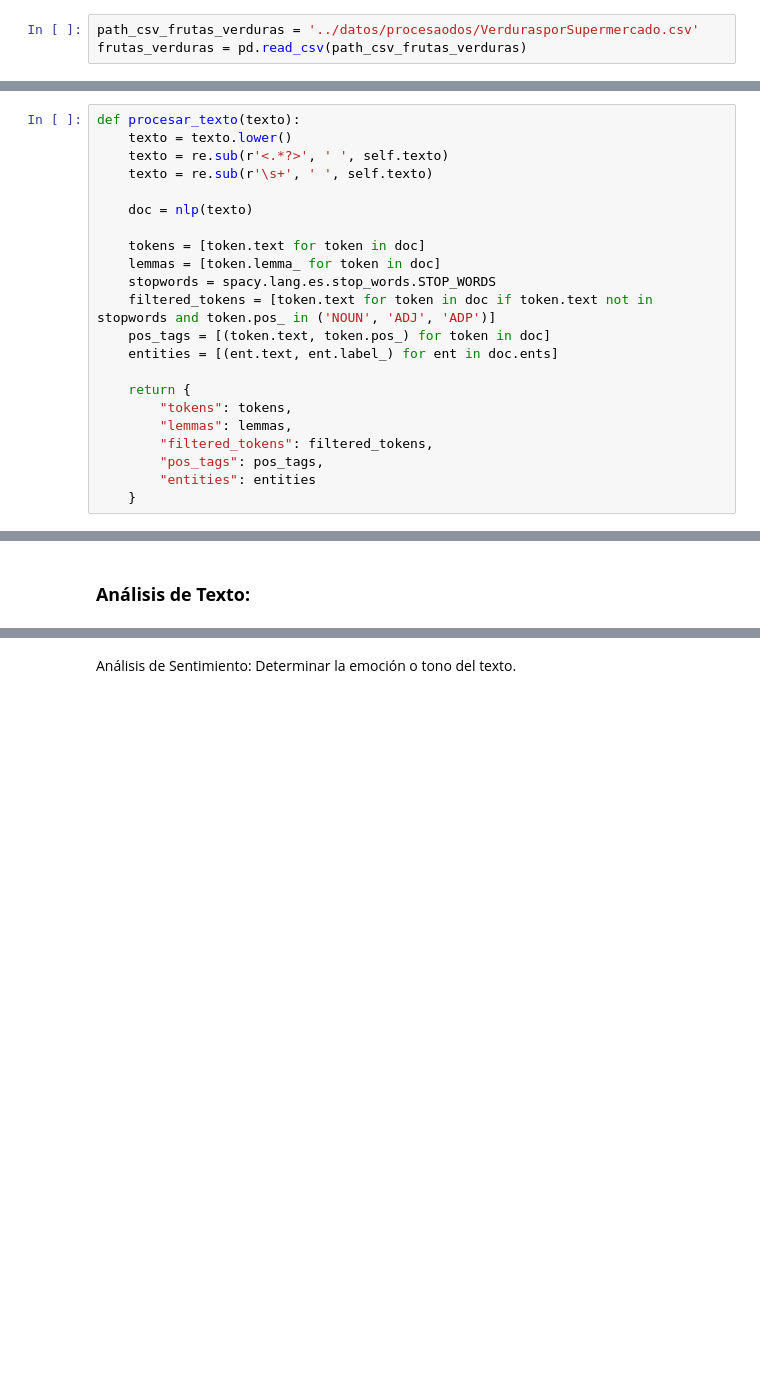
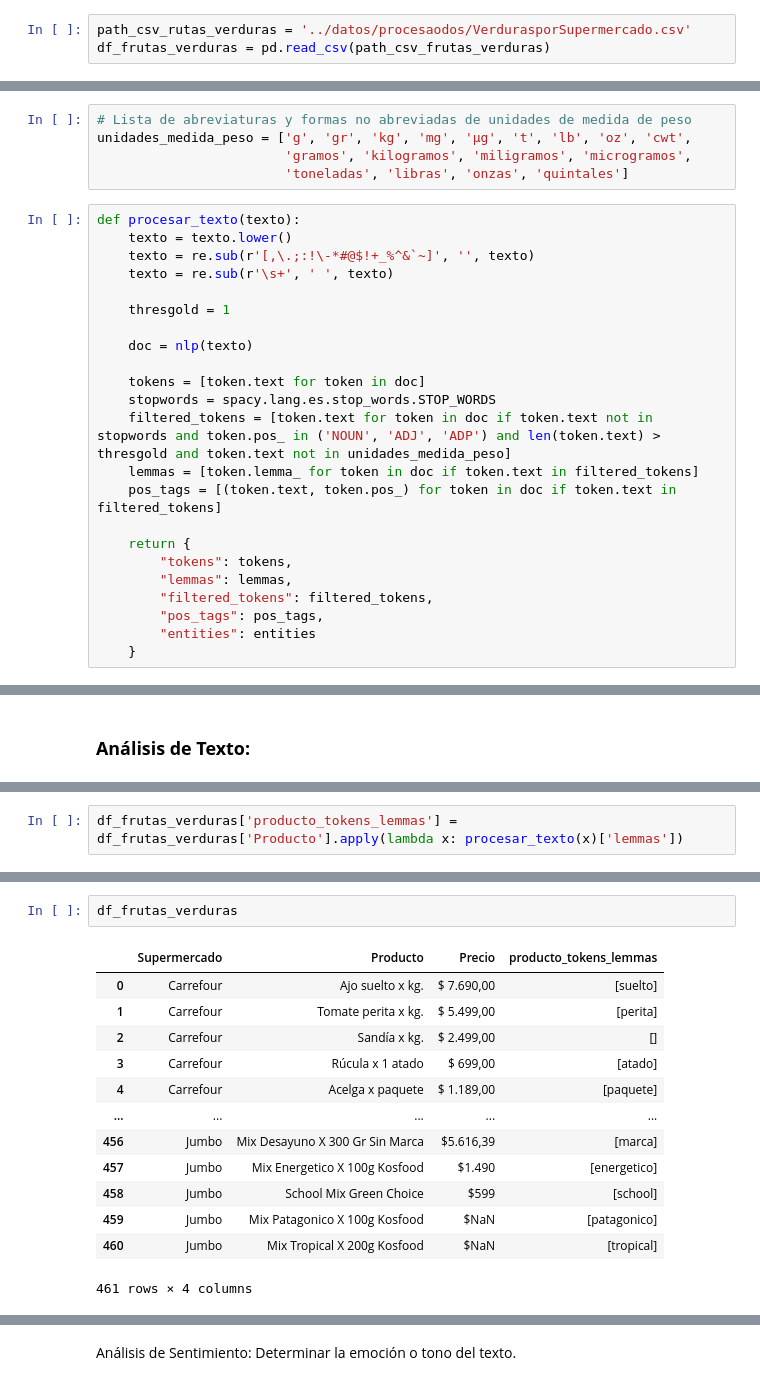
Before and after one commit to Francisco-B07/2024_asistente_compras, a Jupyter notebook: notebooks y scripts/3_b_modelado_proc_habla.ipynb, the cells around one changed output, grey strips where cells are left out. Cells and saved outputs as stored; diff of their text form; blank space fills up the shorter version.

Commit message:
Se llega al al 70% de  de la etapa: proc-habla -> sub-etapa: analisis de texto

```diff
--- a/notebooks y scripts/3_b_modelado_proc_habla.ipynb
+++ b/notebooks y scripts/3_b_modelado_proc_habla.ipynb
@@ -100,6 +136,6 @@ columns_consultas_df = ['id_consulta', 'id_cliente', 'formato_consulta', 'transc
 # %%
 consultas_df = pd.DataFrame(columns=columns_consultas_df)
 # %%
-path_csv_frutas_verduras = '../datos/procesaodos/VerdurasporSupermercado.csv'
-frutas_verduras = pd.read_csv(path_csv_frutas_verduras)
+path_csv_rutas_verduras = '../datos/procesaodos/VerdurasporSupermercado.csv'
+df_frutas_verduras = pd.read_csv(path_csv_frutas_verduras)
 # %%
@@ -281,17 +303,23 @@ print(df)
+# %%
+# Lista de abreviaturas y formas no abreviadas de unidades de medida de peso
+unidades_medida_peso = ['g', 'gr', 'kg', 'mg', 'µg', 't', 'lb', 'oz', 'cwt',
+                        'gramos', 'kilogramos', 'miligramos', 'microgramos',
+                        'toneladas', 'libras', 'onzas', 'quintales']
 # %%
 def procesar_texto(texto):
     texto = texto.lower()
-    texto = re.sub(r'<.*?>', ' ', self.texto)
-    texto = re.sub(r'\s+', ' ', self.texto)
+    texto = re.sub(r'[,\.;:!\-*#@$!+_%^&`~]', '', texto)
+    texto = re.sub(r'\s+', ' ', texto)
+
+    thresgold = 1
 
     doc = nlp(texto)
 
     tokens = [token.text for token in doc]
-    lemmas = [token.lemma_ for token in doc]
     stopwords = spacy.lang.es.stop_words.STOP_WORDS
-    filtered_tokens = [token.text for token in doc if token.text not in stopwords and token.pos_ in ('NOUN', 'ADJ', 'ADP')]
-    pos_tags = [(token.text, token.pos_) for token in doc]
-    entities = [(ent.text, ent.label_) for ent in doc.ents]
+    filtered_tokens = [token.text for token in doc if token.text not in stopwords and token.pos_ in ('NOUN', 'ADJ', 'ADP') and len(token.text) > thresgold and token.text not in unidades_medida_peso]
+    lemmas = [token.lemma_ for token in doc if token.text in filtered_tokens]
+    pos_tags = [(token.text, token.pos_) for token in doc if token.text in filtered_tokens]
 
     return {
         "tokens": tokens,
@@ -343,0 +382,2 @@ entities = texto_analizado[entities]
+# %%
+df_frutas_verduras['producto_tokens_lemmas'] = df_frutas_verduras['Producto'].apply(lambda x: procesar_texto(x)['lemmas'])
@@ -343,0 +406,16 @@ entities = texto_analizado[entities]
+# %%
+df_frutas_verduras
+# %% [output]
+|  | Supermercado | Producto | Precio | producto_tokens_lemmas |
+| 0 | Carrefour | Ajo suelto x kg. | $ 7.690,00 | [suelto] |
+| 1 | Carrefour | Tomate perita x kg. | $ 5.499,00 | [perita] |
+| 2 | Carrefour | Sandía x kg. | $ 2.499,00 | [] |
+| 3 | Carrefour | Rúcula x 1 atado | $ 699,00 | [atado] |
+| 4 | Carrefour | Acelga x paquete | $ 1.189,00 | [paquete] |
+| ... | ... | ... | ... | ... |
+| 456 | Jumbo | Mix Desayuno X 300 Gr Sin Marca | $5.616,39 | [marca] |
+| 457 | Jumbo | Mix Energetico X 100g Kosfood | $1.490 | [energetico] |
+| 458 | Jumbo | School Mix Green Choice | $599 | [school] |
+| 459 | Jumbo | Mix Patagonico X 100g Kosfood | $NaN | [patagonico] |
+| 460 | Jumbo | Mix Tropical X 200g Kosfood | $NaN | [tropical] |
+461 rows × 4 columns
```
Also changed, not shown: parts of 32 cells of this notebook, 7 other files.
